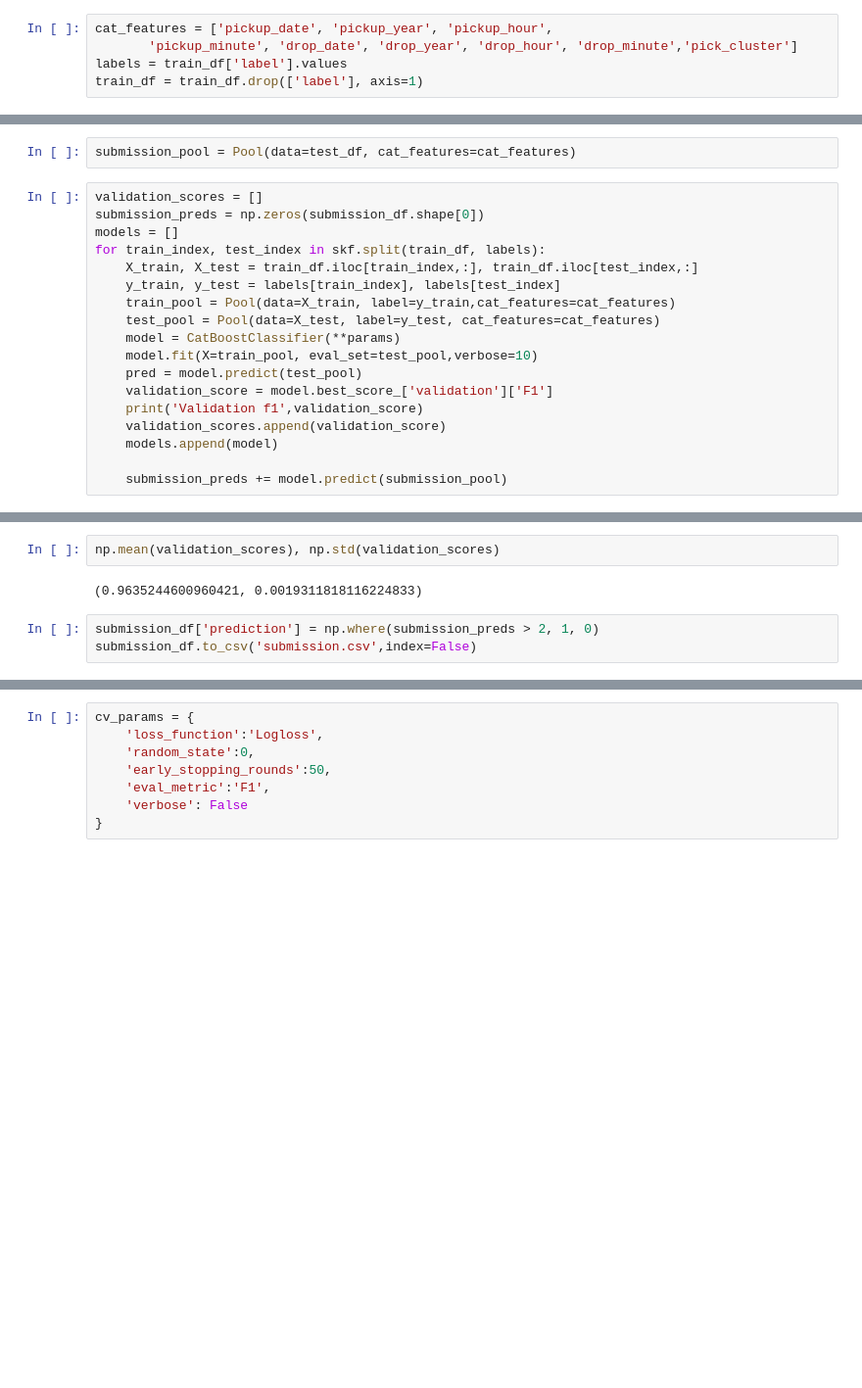
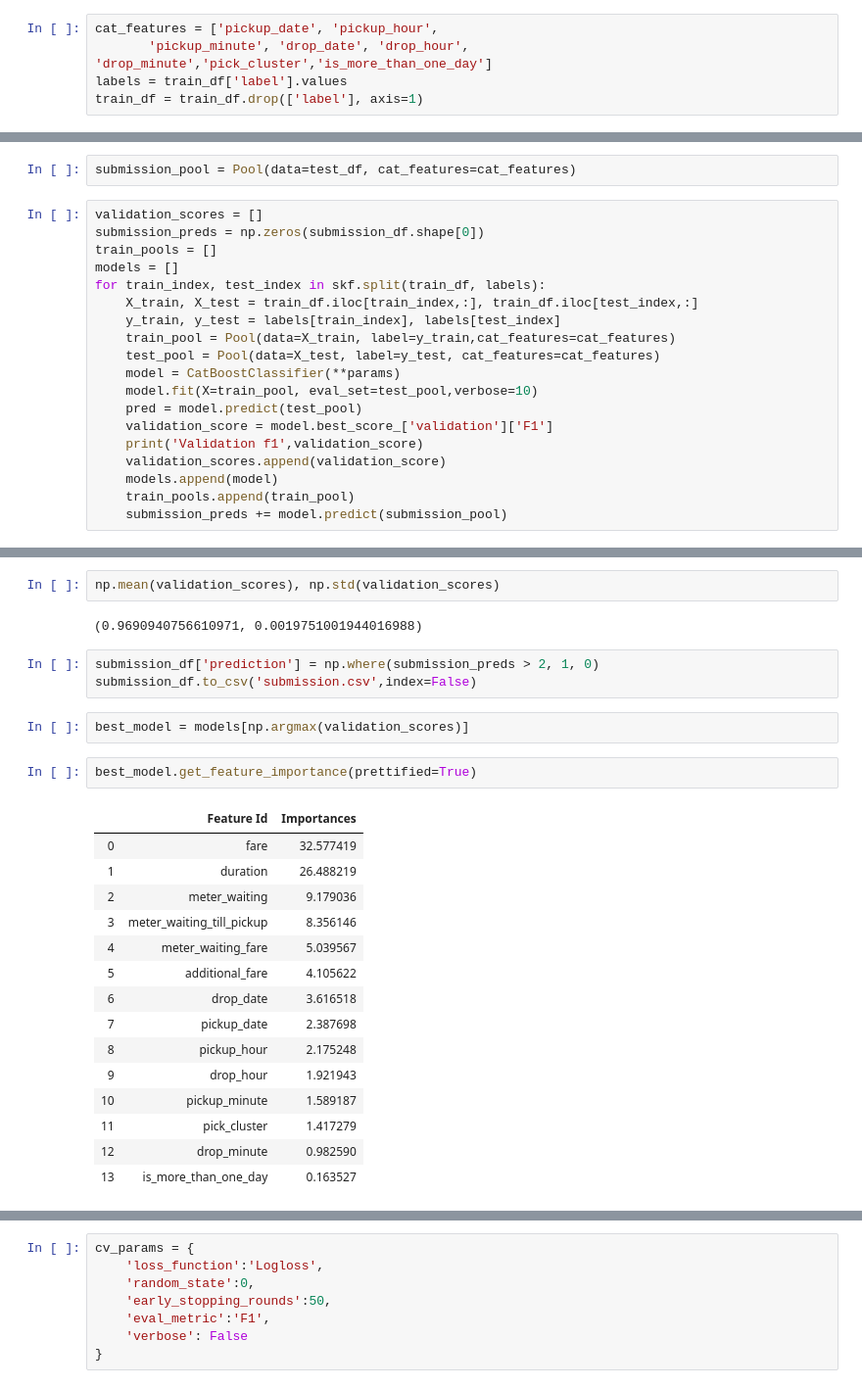
Before and after one commit to heshanpadmasiri/ride-fare, a Jupyter notebook: cat_boost_cv.ipynb, the cells around one changed output, grey strips where cells are left out. Shown at 98% size. Saved outputs shown, nothing was run; the diff lists cells and outputs as text; blank space fills up the shorter version.

```diff
--- a/cat_boost_cv.ipynb
+++ b/cat_boost_cv.ipynb
@@ -20,8 +20,8 @@ train_df.head()
 | 3 | 10.5 | 598.0 | 271.0 | 15.6638 | 68.0 | 82.30 | ... |
 | 4 | 10.5 | 3407.0 | 182.0 | 0.0000 | 112.0 | 1065.02 | ... |
 # %%
-cat_features = ['pickup_date', 'pickup_year', 'pickup_hour',
-       'pickup_minute', 'drop_date', 'drop_year', 'drop_hour', 'drop_minute','pick_cluster']
+cat_features = ['pickup_date', 'pickup_hour',
+       'pickup_minute', 'drop_date', 'drop_hour', 'drop_minute','pick_cluster','is_more_than_one_day']
 labels = train_df['label'].values
 train_df = train_df.drop(['label'], axis=1)
 # %%
@@ -38,6 +38,7 @@ submission_pool = Pool(data=test_df, cat_features=cat_features)
 # %%
 validation_scores = []
 submission_preds = np.zeros(submission_df.shape[0])
+train_pools = []
 models = []
 for train_index, test_index in skf.split(train_df, labels):
     X_train, X_test = train_df.iloc[train_index,:], train_df.iloc[test_index,:]
@@ -51,7 +52,7 @@ for train_index, test_index in skf.split(train_df, labels):
     print('Validation f1',validation_score)
     validation_scores.append(validation_score)
     models.append(model)
-
+    train_pools.append(train_pool)
     submission_preds += model.predict(submission_pool)
 # %% [output]
 Learning rate set to 0.057693
@@ -74,7 +75,27 @@ Validation f1 0.9633173843700159
 # %%
 np.mean(validation_scores), np.std(validation_scores)
 # %% [output]
-(0.9635244600960421, 0.0019311818116224833)
+(0.9690940756610971, 0.0019751001944016988)
 # %%
 submission_df['prediction'] = np.where(submission_preds > 2, 1, 0)
 submission_df.to_csv('submission.csv',index=False)
+# %%
+best_model = models[np.argmax(validation_scores)]
+# %%
+best_model.get_feature_importance(prettified=True)
+# %% [output]
+|  | Feature Id | Importances |
+| 0 | fare | 32.577419 |
+| 1 | duration | 26.488219 |
+| 2 | meter_waiting | 9.179036 |
+| 3 | meter_waiting_till_pickup | 8.356146 |
+| 4 | meter_waiting_fare | 5.039567 |
+| 5 | additional_fare | 4.105622 |
+| 6 | drop_date | 3.616518 |
+| 7 | pickup_date | 2.387698 |
+| 8 | pickup_hour | 2.175248 |
+| 9 | drop_hour | 1.921943 |
+| 10 | pickup_minute | 1.589187 |
+| 11 | pick_cluster | 1.417279 |
+| 12 | drop_minute | 0.982590 |
+| 13 | is_more_than_one_day | 0.163527 |
```
Also changed, not shown: parts of 3 cells of this notebook, 1 other file.
